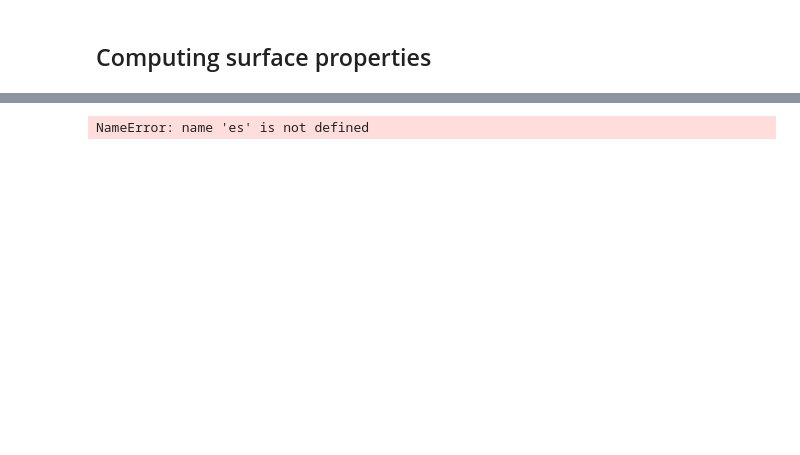
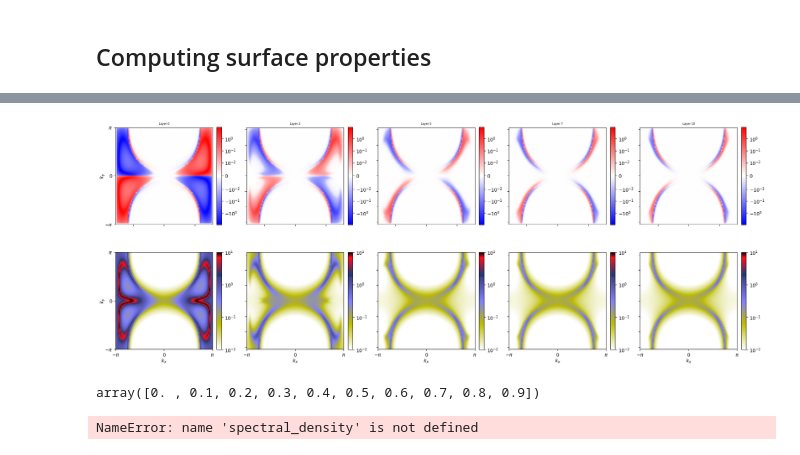
Before and after one commit to dpreuo/alter_surf, a Jupyter notebook: Weyl_CuMnAs.ipynb, the cells around one changed output, grey strips where cells are left out. Saved outputs shown, nothing was run; the diff lists cells and outputs as text; code cells hidden in the pictures; blank space fills up the shorter version.

```diff
--- a/Weyl_CuMnAs.ipynb
+++ b/Weyl_CuMnAs.ipynb
@@ -230,40 +396,49 @@ def plot_spectral_density(ax,spectral_density,cmap='bwr',title_plot='',show_xlab
 # %%
-
-Gamma = find_Gamma(es)
-len_z = Hparam0['len_z']
-#layers = [0,len_z//6,len_z//3,len_z//2]
+mu = 0.02
 layers = np.linspace(0,len_z//2,5,dtype=int)
+Gamma = 0.005#find_Gamma(es)
 
 #Plot
 fig,axs = plt.subplots(2,len(layers),figsize=(4*len(layers),8))
 
 for ax_column,layer in zip(axs.T,layers):
     proj_2layers = projector2layer(layer,len_z=len_z)
-    coloring_operator = np.kron(proj_2layers,H.suboperator.orbital) #projected spin_operator
+    coloring_operator = np.kron(proj_2layers,H.suboperator.spin) #projected spin_operator
 
     #compute spin spectral density
     Os = exp_value_O(coloring_operator,psis) #.shape=(n,y,x)
-    spectral_density_spin = np.sum(Os*Gamma/(es**2+Gamma**2),axis=0)/len_z
+    spectral_density_spin = np.sum(Os*Gamma/((es-mu)**2+Gamma**2),axis=0)/len_z
 
     #compute spectral density
     Os = exp_value_O(np.kron(proj_2layers,np.ones(H.n_orbitals//len_z)),psis) #.shape=(n,y,x)
-    spectral_density0 = np.sum(Os*Gamma/(es**2+Gamma**2),axis=0)/len_z
+    spectral_density0 = np.sum(Os*Gamma/((es-mu)**2+Gamma**2),axis=0)/len_z
 
+    if layer == 0:
+        vmax_spin = np.abs(spectral_density_spin).max()
+        vmax0 = np.abs(spectral_density0).max()
 
-    vmax_spin = np.abs(spectral_density_spin).max()
-    vmax0 = np.abs(spectral_density0).max()
-
-    imT = plot_spectral_density(ax_column[0],spectral_density_spin,title_plot='Layer '+str(layer),show_ylabel=(layer==0),show_xlabel=False,vmax=vmax_spin)
-    imB = plot_spectral_density(ax_column[1],spectral_density0,show_ylabel=(layer==0),show_xlabel=True,vmax=vmax0,vmin=0,cmap='Greys')
+    imT = plot_spectral_density(ax_column[0],spectral_density_spin,title_plot='Layer '+str(layer),show_ylabel=(layer==0),show_xlabel=False,vmax=vmax_spin,vmin=-vmax_spin)
+    imB = plot_spectral_density(ax_column[1],spectral_density0,show_ylabel=(layer==0),show_xlabel=True,vmax=vmax0,vmin=1e-2,cmap='gist_stern_r')
 
     #colorbars for each plot
     plt.colorbar(imT,ax=ax_column[0],fraction=0.046,pad=0.04)
     plt.colorbar(imB,ax=ax_column[1],fraction=0.046,pad=0.04)
 
 
 # plt.colorbar(imT,ax=axs[0,-1],fraction=0.046,pad=0.04)
 # plt.colorbar(imB,ax=axs[1,-1],fraction=0.046,pad=0.04)
 
 plt.tight_layout()
 # %% [output]
-NameError: name 'es' is not defined
+[figure, added]
+# %%
+L=10
+np.linspace(0,L,L,endpoint=False)
+
+np.linspace(0,2*np.pi,L,endpoint=False)/2/np.pi
+# %% [output]
+array([0. , 0.1, 0.2, 0.3, 0.4, 0.5, 0.6, 0.7, 0.8, 0.9])
+# %%
+im = ax.imshow(spectral_density.T,extent=(-pi,pi,-pi,pi),origin='lower',cmap=cmap,norm=)
+# %% [output]
+NameError: name 'spectral_density' is not defined
```
Also changed, not shown: parts of 10 cells of this notebook, 8 other files.
